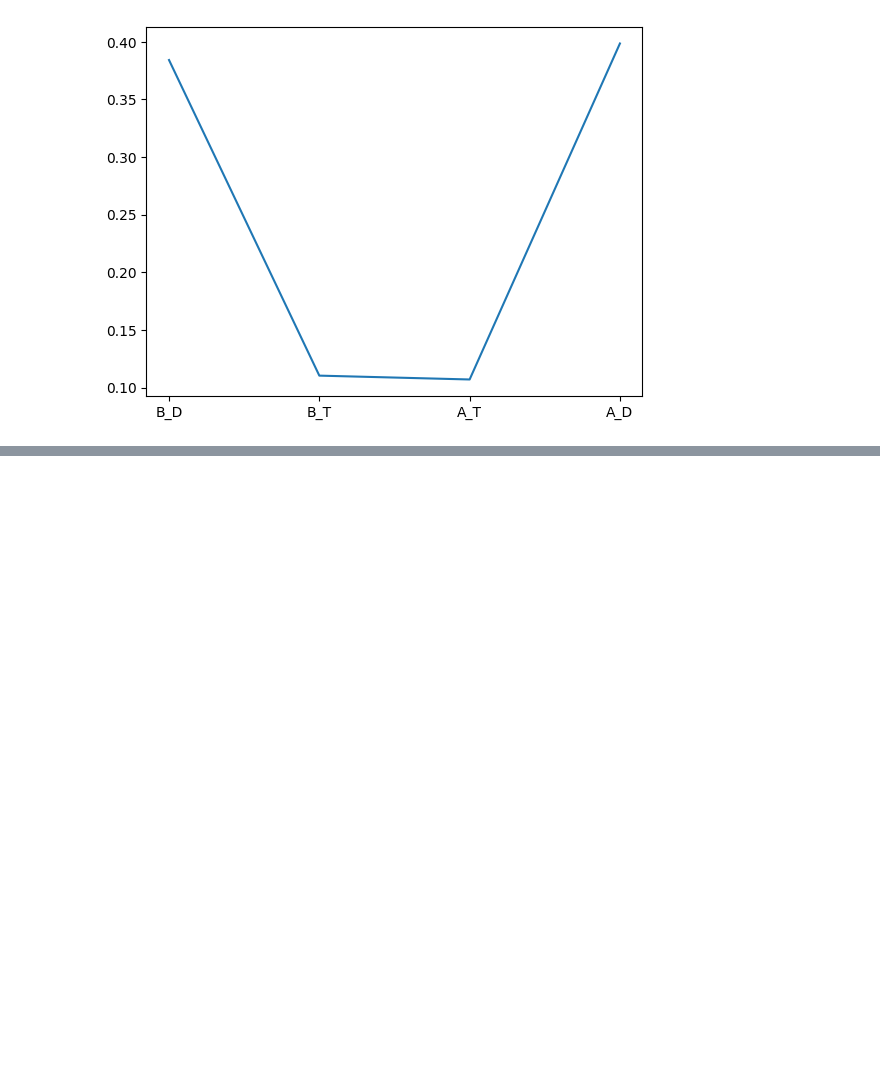
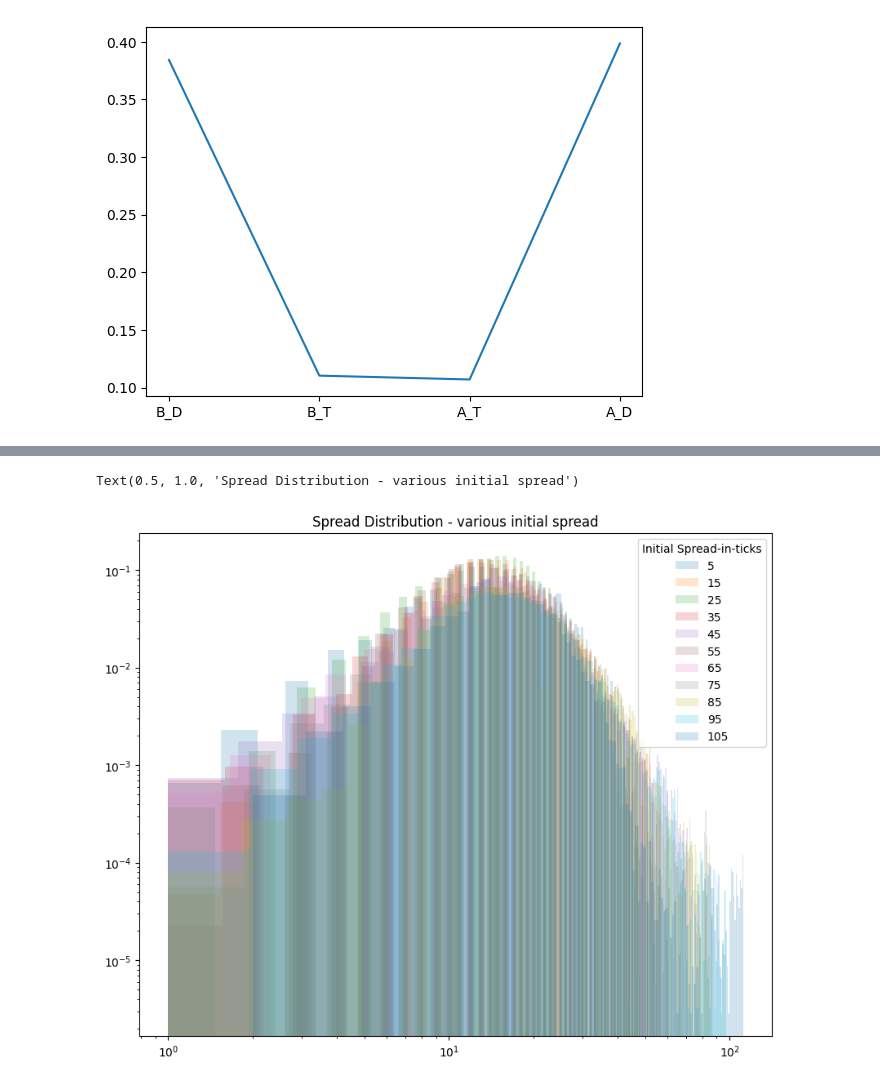
Before and after one commit to konqr/lobSimulations, a Jupyter notebook: src/backup/hawkes/experiments/toyModelSmallTick.ipynb, the cells around one changed output, grey strips where cells are left out. Drawn from its saved outputs; the diff is of its cells as text; code cells hidden in the pictures; blank space fills up the shorter version.

```diff
--- a/src/backup/hawkes/experiments/toyModelSmallTick.ipynb
+++ b/src/backup/hawkes/experiments/toyModelSmallTick.ipynb
@@ -223,0 +293,11 @@ plt.plot(['B_D', 'B_T', 'A_T', 'A_D'],Q_shape)
+# %%
+plt.figure(figsize=(10,8))
+for s, l in sorted(zip(spreads, labels), key = lambda x: int(x[1])):
+    plt.hist(s, bins=100, label=l, density=True, histtype = 'stepfilled', alpha = 0.2)
+plt.legend(loc='upper right', title = 'Initial Spread-in-ticks')
+plt.xscale('log')
+plt.yscale('log')
+plt.title('Spread Distribution - various initial spread')
+# %% [output]
+Text(0.5, 1.0, 'Spread Distribution - various initial spread')
+[figure, added]
```
Also changed, not shown: parts of 36 cells of this notebook.
